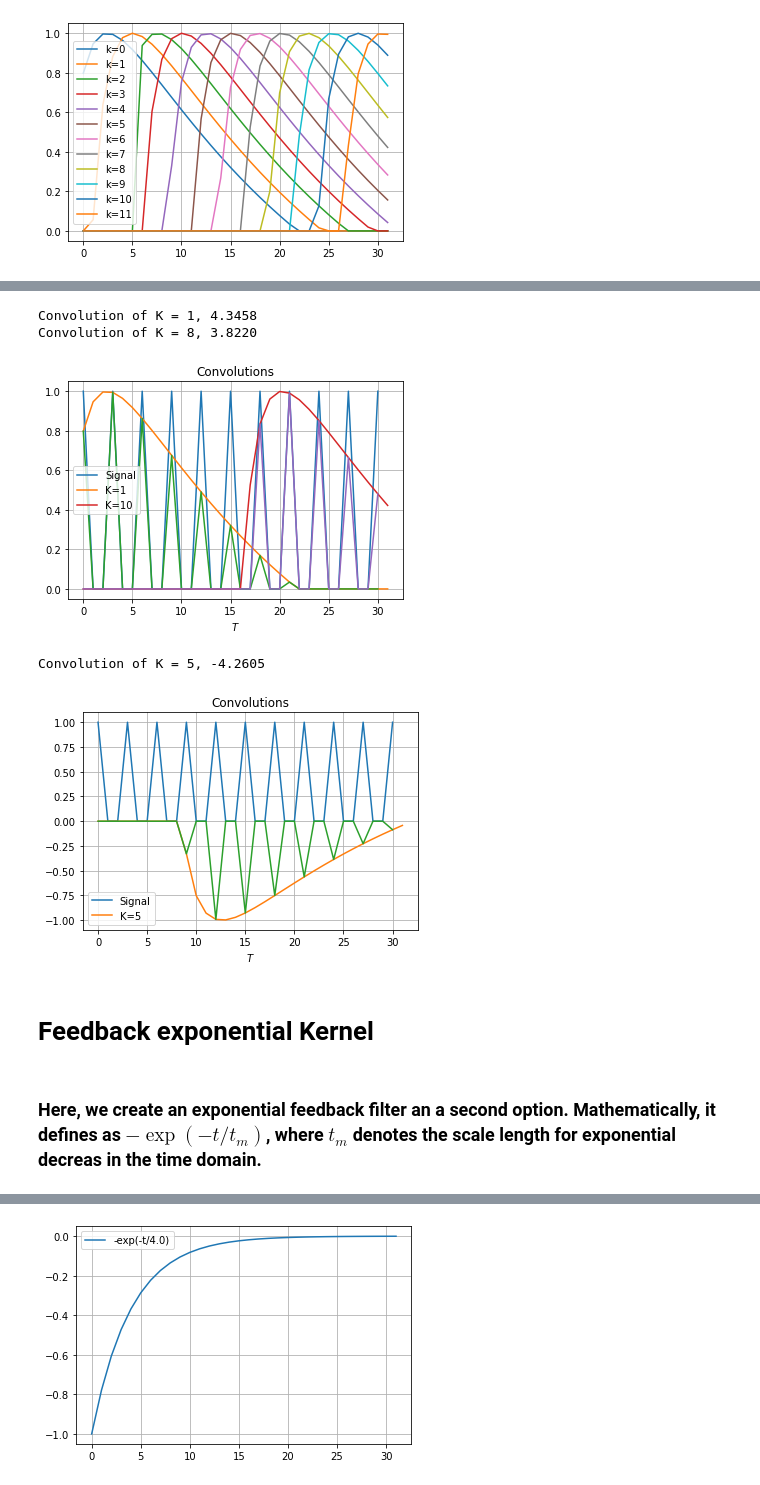
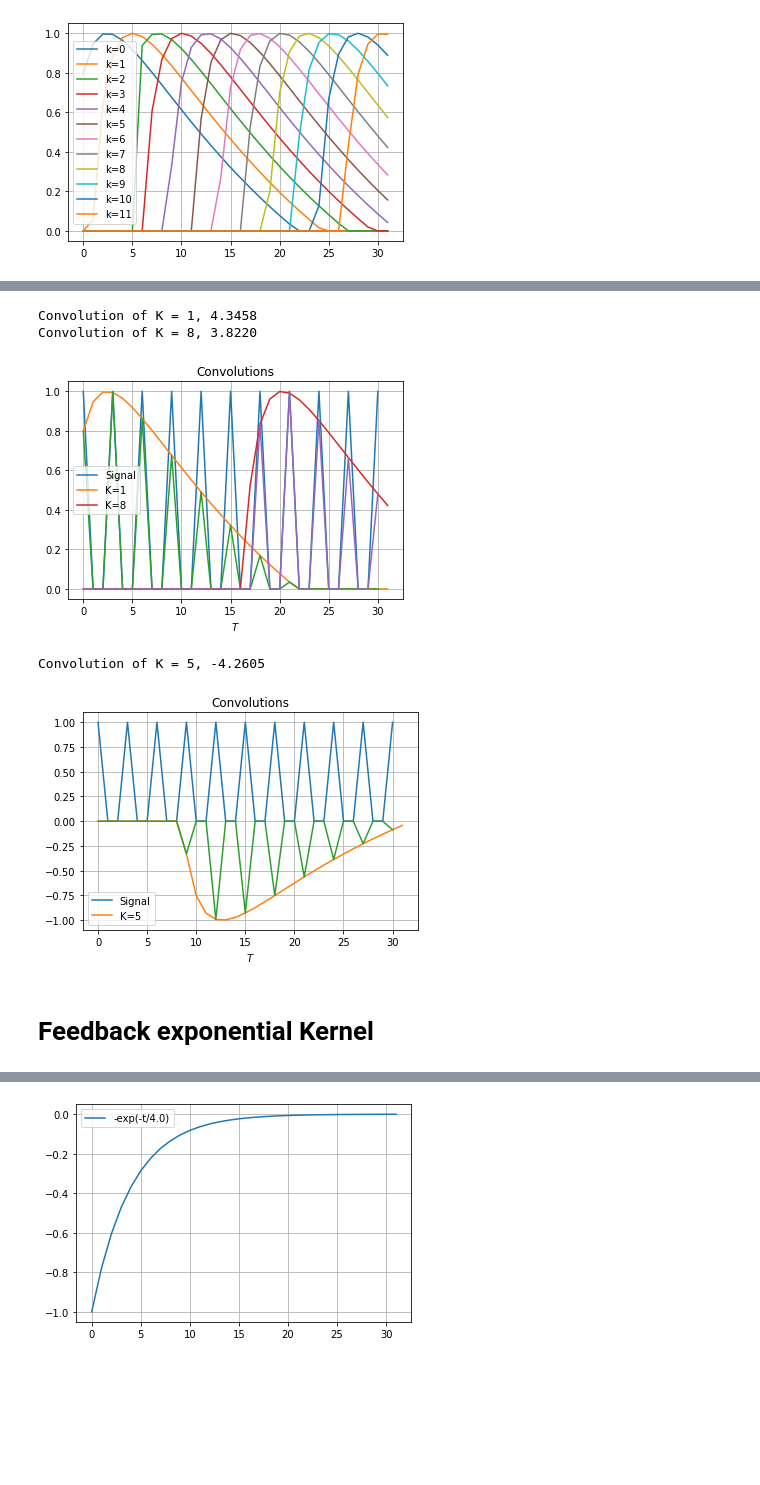
Before and after one commit to rpazuki/snn.tutorial, a Jupyter notebook: fully.obseverd.models.ipynb, the cells around one changed output, grey strips where cells are left out. Cells and saved outputs as stored; diff of their text form; code cells hidden in the pictures; blank space fills up the shorter version.

```diff
--- a/fully.obseverd.models.ipynb
+++ b/fully.obseverd.models.ipynb
@@ -139,38 +172,36 @@ plt.show()
 b = np.array([1, 0, 0, 1, 0, 0, 1, 0, 0, 1, 0, 0, 1, 0, 0, 1, 0, 0, 1, 0, 0, 1, 0, 0, 1, 0, 0, 1, 0, 0, 1])
 print(f"Convolution of K = 1, {np.sum(cosin_basis[0,:b.shape[0]]*b[::-1]):.4f}")
 print(f"Convolution of K = 8, {np.sum(cosin_basis[7,:b.shape[0]]*b[::-1]):.4f}")
 
 plt.plot(b[::-1], label= "Signal")
 plt.plot(cosin_basis[0,:], label = "K=1")
 plt.plot(cosin_basis[0,:b.shape[0]]*b[::-1])
 
-plt.plot(cosin_basis[7,:], label = "K=10")
+plt.plot(cosin_basis[7,:], label = "K=8")
 plt.plot(cosin_basis[7,:b.shape[0]]*b[::-1])
 
 plt.title("Convolutions")
 plt.legend()
 plt.xlabel(r"$T$")
 plt.grid()
 plt.show()
 
 print(f"Convolution of K = 5, {np.sum(-cosin_basis[4,:b.shape[0]]*b[::-1]):.4f}")
 
 plt.plot(b[::-1], label= "Signal")
 plt.plot(-cosin_basis[4,:], label = "K=5")
 plt.plot(-cosin_basis[4,:b.shape[0]]*b[::-1])
 
 plt.title("Convolutions")
 plt.legend()
 plt.xlabel(r"$T$")
 plt.grid()
 plt.show()
 # %% [output]
 Convolution of K = 1, 4.3458
 Convolution of K = 8, 3.8220
-[figure, old version]
+[figure, new version]
 Convolution of K = 5, -4.2605
 [figure]
 # %% [markdown]
 # Feedback exponential Kernel
-# %% [markdown]
-### Here, we create an exponential feedback filter an a second option.  Mathematically, it defines as $-\exp(-t/t_m)$, where $t_m$ denotes the scale length for exponential decreas in the time domain.
```
Also changed, not shown: parts of 59 cells of this notebook, 1 other file.
